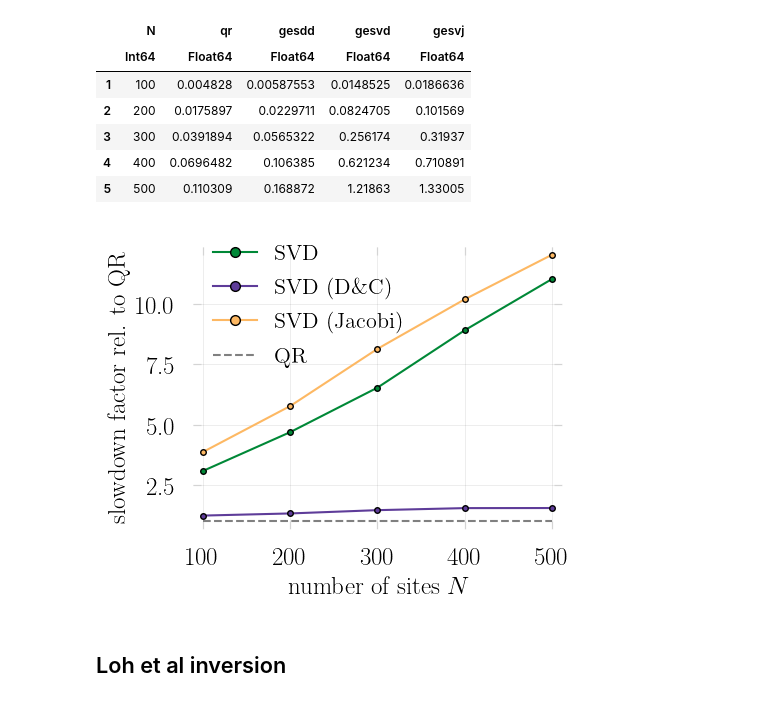
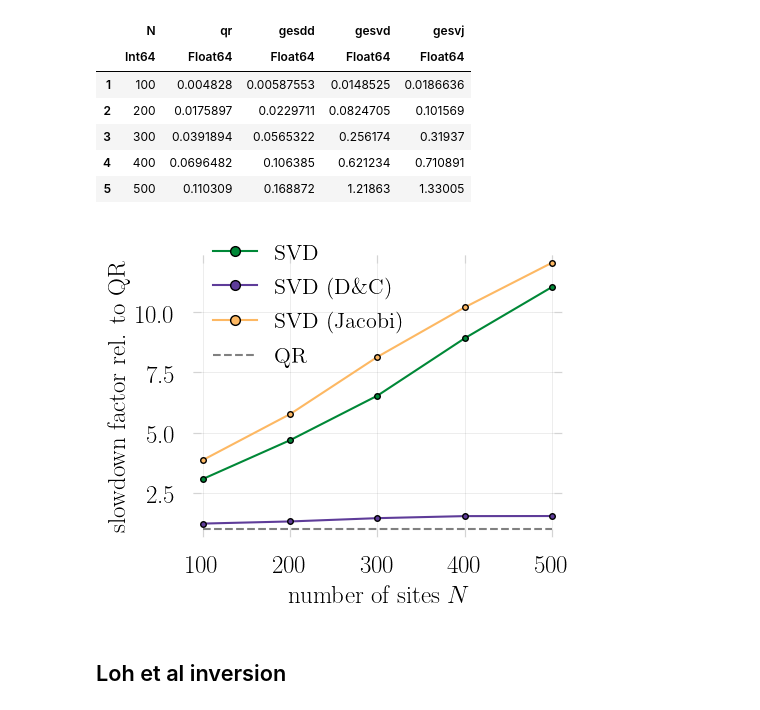
Before and after one commit to carstenbauer/StableDQMC.jl, a Jupyter notebook: notebooks/analysis.ipynb, the cells around one changed output. Drawn from its saved outputs; the diff is of its cells as text; code cells hidden in the pictures.

```diff
--- a/notebooks/analysis.ipynb
+++ b/notebooks/analysis.ipynb
@@ -534,18 +534,18 @@ df_greens = benchmark_inv_one_plus()
 # %%
 @df df_greens plot(:N, [:gesvd ./ :qr, :gesdd ./ :qr, :gesvj ./ :qr],
             marker=true,
             color=permutedims(["#008837", "#5E3C99", "#FDB863"]), # #E66101 for QR
             label=permutedims(["SVD", "SVD (D\\&C)", "SVD (Jacobi)"]),
-            legend=(-0.0,0.5); two_figures_squarish...,
+            legend=(-0.0,0.53); two_figures_squarish...,
 #             yscale=:log10
 #             ylims=(0,50)
            )
 @df df_greens plot!(:N, fill(1, length(:N)), color=:grey, linestyle=:dash, label="QR")
 xlabel!(L"number of sites $N$")
 ylabel!("slowdown factor rel. to QR")
 savefig("../paper/figures/benchmark_fact_inv_one_plus.pdf")
 # %% [output]
-[figure, old version]
+[figure, new version]
 # %% [markdown]
 ## Loh et al inversion
 # %%
```
Also changed, not shown: parts of 5 cells of this notebook, 9 other files.
